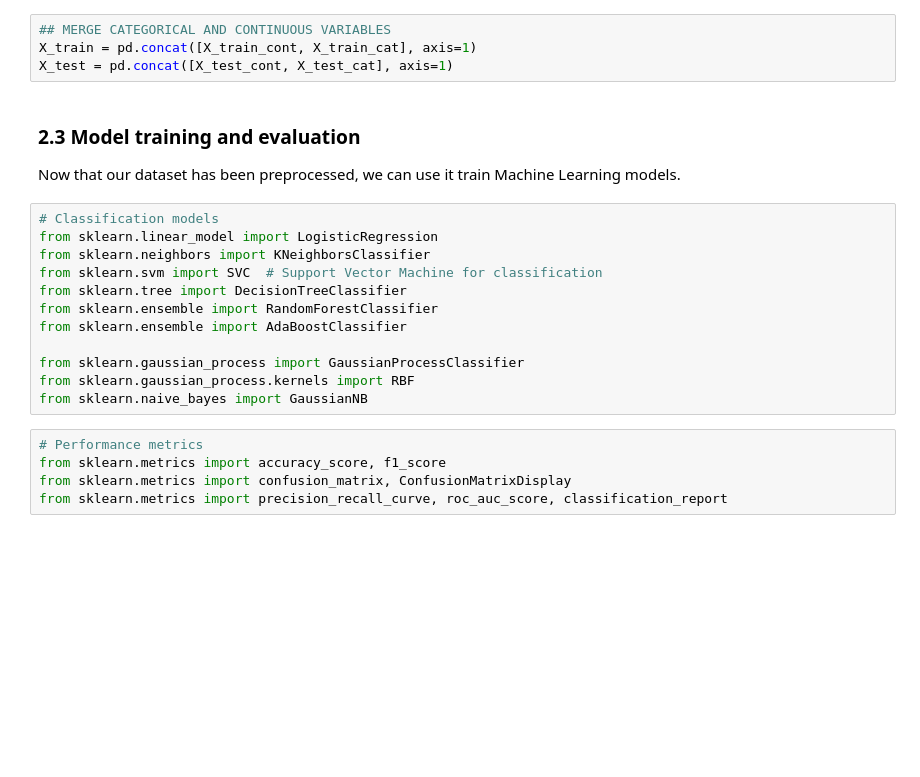
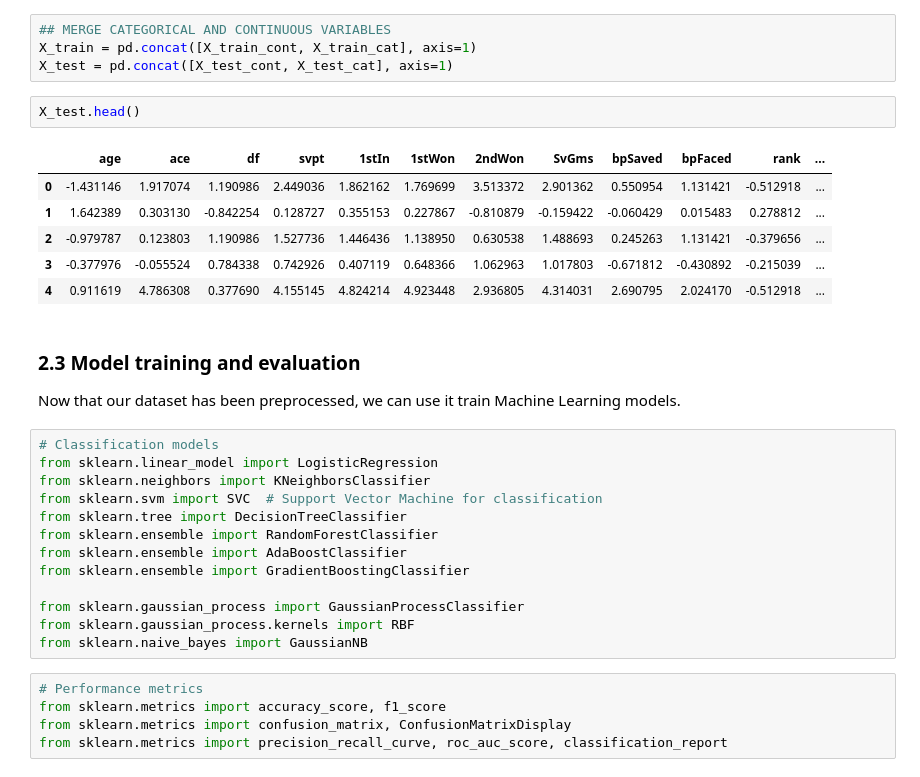
Before and after one commit to waddason/Hi-Paris_bootcamp, a Jupyter notebook: ML/ML_explainability_DL.ipynb, the cells around one changed output. Cells and saved outputs as stored; diff of their text form; blank space fills up the shorter version.

```diff
--- a/ML/ML_explainability_DL.ipynb
+++ b/ML/ML_explainability_DL.ipynb
@@ -309,6 +309,15 @@ To merge two dataframes together, use `pd.concat([dataframe1, dataframe2],axis=1
 ## MERGE CATEGORICAL AND CONTINUOUS VARIABLES
 X_train = pd.concat([X_train_cont, X_train_cat], axis=1)
 X_test = pd.concat([X_test_cont, X_test_cat], axis=1)
+# %%
+X_test.head()
+# %% [output]
+|  | age | ace | df | svpt | 1stIn | 1stWon | 2ndWon | SvGms | bpSaved | bpFaced | rank | ... |
+| 0 | -1.431146 | 1.917074 | 1.190986 | 2.449036 | 1.862162 | 1.769699 | 3.513372 | 2.901362 | 0.550954 | 1.131421 | -0.512918 | ... |
+| 1 | 1.642389 | 0.303130 | -0.842254 | 0.128727 | 0.355153 | 0.227867 | -0.810879 | -0.159422 | -0.060429 | 0.015483 | 0.278812 | ... |
+| 2 | -0.979787 | 0.123803 | 1.190986 | 1.527736 | 1.446436 | 1.138950 | 0.630538 | 1.488693 | 0.245263 | 1.131421 | -0.379656 | ... |
+| 3 | -0.377976 | -0.055524 | 0.784338 | 0.742926 | 0.407119 | 0.648366 | 1.062963 | 1.017803 | -0.671812 | -0.430892 | -0.215039 | ... |
+| 4 | 0.911619 | 4.786308 | 0.377690 | 4.155145 | 4.824214 | 4.923448 | 2.936805 | 4.314031 | 2.690795 | 2.024170 | -0.512918 | ... |
 # %% [markdown]
 ### **2.3 Model training and evaluation**
 Now that our dataset has been preprocessed, we can use it train Machine Learning models.
@@ -320,6 +329,7 @@ from sklearn.svm import SVC  # Support Vector Machine for classification
 from sklearn.tree import DecisionTreeClassifier
 from sklearn.ensemble import RandomForestClassifier
 from sklearn.ensemble import AdaBoostClassifier
+from sklearn.ensemble import GradientBoostingClassifier
 
 from sklearn.gaussian_process import GaussianProcessClassifier
 from sklearn.gaussian_process.kernels import RBF
```
Also changed, not shown: parts of 8 cells of this notebook, 24 other files.
